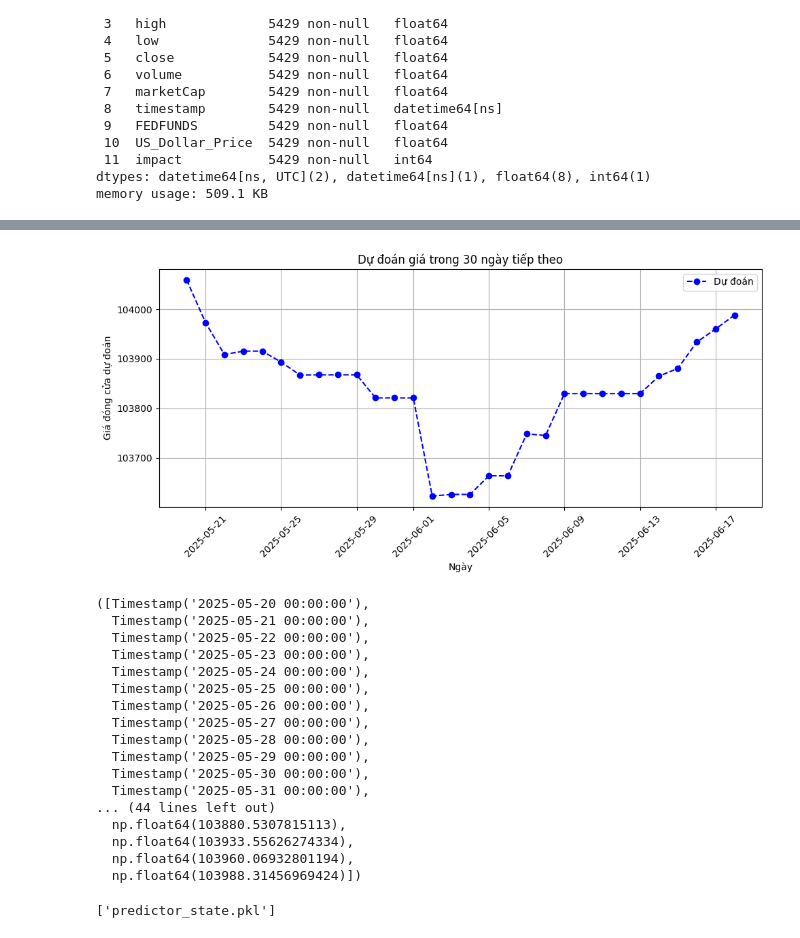
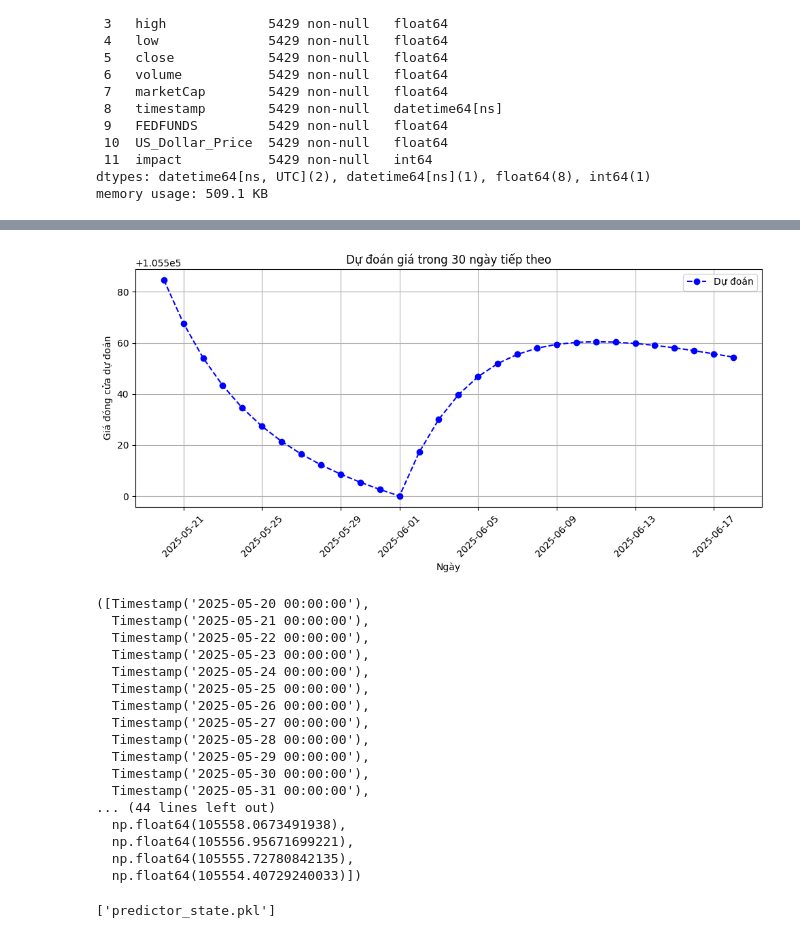
Before and after one commit to nmnguyen130/Bitcoin_ML, a Jupyter notebook: Final_Exam.ipynb, the cells around one changed output, grey strips where cells are left out. Cells and saved outputs as stored; diff of their text form; code cells hidden in the pictures.

```diff
--- a/Final_Exam.ipynb
+++ b/Final_Exam.ipynb
@@ -303,6 +308,7 @@ df_final.head()
 encoder = OneHotEncoder(sparse_output=False, drop='first')
 impact_encoded = encoder.fit_transform(df_final[['impact']])
 impact_df = pd.DataFrame(impact_encoded, columns=encoder.get_feature_names_out(['impact']))
+impact_df.index = df_final.index
 df_final = pd.concat([df_final, impact_df], axis=1)
 df_final = df_final.drop('impact', axis=1)
 # %%
@@ -332,7 +357,7 @@ X_scaled = np.column_stack((X_scaled, X.drop(scaler_for_cols, axis=1)))
 # X_train, X_test = X_scaled[:split_index], X_scaled[split_index:]
 # y_train, y_test = y[:split_index], y[split_index:]
 
-X_train, X_test, y_train, y_test = train_test_split(X_scaled, y, test_size=0.2, random_state=42)
+X_train, X_test, y_train, y_test = train_test_split(X, y, test_size=0.2, random_state=42)
 # %%
 print(X_train[0:2])
 print(y_train[0:2])
@@ -354,7 +384,7 @@ Name: target_close, dtype: float64
 models = {
     'Linear Regression': LinearRegression(),
     'Random Forest': RandomForestRegressor(n_estimators=100, random_state=42),
-    'Gradient Boosting': GradientBoostingRegressor(n_estimators=100, random_state=42)
+    'K Neighbors Regressor': KNeighborsRegressor(n_neighbors=5)
 }
 
 results = {}
@@ -379,13 +409,17 @@ for model_name, model in models.items():
 
     print(f"{model_name} - MSE: {mse}, R2: {r2}, MAE: {mae}, MAPE: {mape}%")
 
-    # Phân phối sai số dự đoán (actual - predicted)
-    errors = y_test - y_pred
-    plt.hist(errors, bins=50)
-    plt.title("Distribution of Prediction Errors")
-    plt.xlabel("Prediction Error")
-    plt.ylabel("Frequency")
-    plt.grid(True)
+    results_df = pd.DataFrame({'Actual': y_test, 'Predicted': y_pred}, index=X_test.index)
+    results_df = results_df.sort_index()  # Sắp xếp theo index (ngày)
+
+    # Vẽ biểu đồ
+    plt.figure(figsize=(14, 7))
+    plt.plot(results_df.index, results_df['Actual'], label='Actual')
+    plt.plot(results_df.index, results_df['Predicted'], label='Predicted')
+    plt.xlabel('Date')
+    plt.ylabel('Close Price')
+    plt.title(f'Actual vs Predicted Close Price ({model_name})')
+    plt.legend()
     plt.show()
 # %% [output]
 Accuracy: 99.86%
@@ -406,26 +440,22 @@ def preprocess_data(data_dict, scaler_X, encoder, scaler_for_cols):
     data['month'] = data['timestamp'].dt.month
     data['day'] = data['timestamp'].dt.day
 
-    data['range_high_low'] = data['high'] - data['low']
     data['change_open_close'] = data['close'] - data['open']
-    data['close_pct_change'] = data['close'].pct_change().fillna(0)
+    data['percentage_change'] = (data['change_open_close'] / data['open']) * 100
 
-    data['timeHigh'] = pd.to_datetime(data['timeHigh'])
-    data['timeLow'] = pd.to_datetime(data['timeLow'])
-    data['high_minutes'] = data['timeHigh'].dt.hour * 60 + data['timeHigh'].dt.minute
-    data['low_minutes'] = data['timeLow'].dt.hour * 60 + data['timeLow'].dt.minute
-
-    data = data.drop(['timeHigh', 'timeLow', 'timestamp'], axis=1)
+    data = data.drop(['timeHigh', 'timeLow'], axis=1)
+    data.set_index('timestamp', inplace=True)
 
     encoded_cols = encoder.transform(data[['impact']])
     encoded_df = pd.DataFrame(encoded_cols, columns=encoder.get_feature_names_out(['impact']))
+    encoded_df.index = data.index
     data = pd.concat([data, encoded_df], axis=1)
     data = data.drop('impact', axis=1)
 
-    scaler_data = scaler_X.transform(data[scaler_for_cols])
-    scaler_data = np.column_stack((scaler_data, data.drop(scaler_for_cols, axis=1)))
+    scaled_df = data.copy()
+    scaled_df[scaler_for_cols] = scaler_X.transform(data[scaler_for_cols])
 
-    return scaler_data
+    return scaled_df
 
 def predict_in_day(model, X):
     predicted = model.predict(X)
@@ -480,24 +510,24 @@ def process_pred(
 
     return forecast_dates, forecast_prices
 # %%
-best_model = models['Random Forest']  # hoặc Random Forest, Linear Regression
+best_model = models['Linear Regression']  # hoặc Random Forest, Linear Regression
 initial_data_dict = {
     'open': 106430.532703,
     'high': 107068.722368,
     'low': 102112.685460,
     'close': 105606.1814675408,
     'volume': 6.176113e+10,
     'marketCap': 2.098071e+12,
     'FEDFUNDS': 4.33,
     'US_Dollar_Price': 100.43,
     'impact': 1,
     'timeHigh': '2025-05-19T00:09:00.000Z',
     'timeLow': '2025-05-19T06:40:00.000Z',
     'timestamp': '2025-05-19'
 }
 process_pred(best_model, initial_data_dict, scaler_X, encoder, scaler_for_cols, n_days=30)
 # %% [output]
-[figure, old version]
+[figure, new version]
 ([Timestamp('2025-05-20 00:00:00'),
   Timestamp('2025-05-21 00:00:00'),
   Timestamp('2025-05-22 00:00:00'),
@@ -511,10 +541,10 @@ process_pred(best_model, initial_data_dict, scaler_X, encoder, scaler_for_cols,
   Timestamp('2025-05-30 00:00:00'),
   Timestamp('2025-05-31 00:00:00'),
 ... (44 lines left out)
-  np.float64(103880.5307815113),
-  np.float64(103933.55626274334),
-  np.float64(103960.06932801194),
-  np.float64(103988.31456969424)])
+  np.float64(105558.0673491938),
+  np.float64(105556.95671699221),
+  np.float64(105555.72780842135),
+  np.float64(105554.40729240033)])
 # %%
 import joblib
 
```
Also changed, not shown: parts of 18 cells of this notebook, 4 other files.
